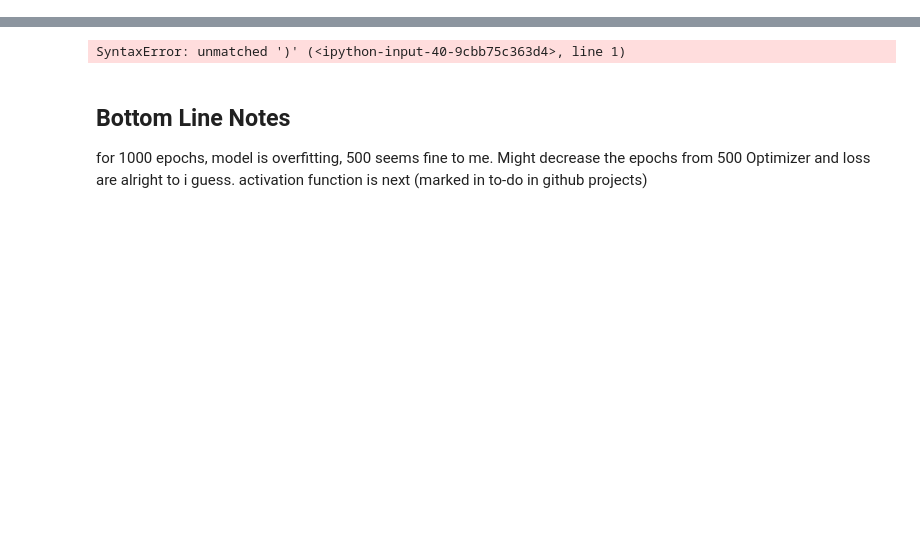
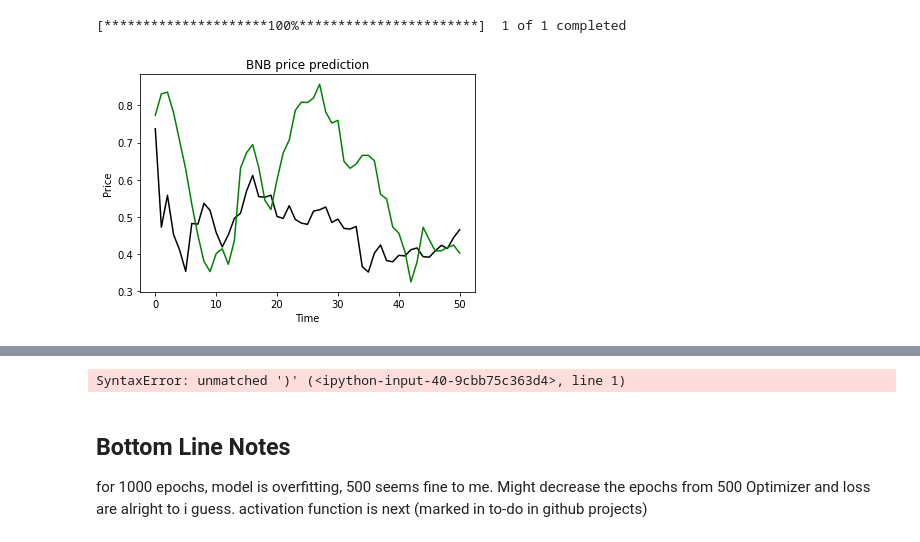
Before and after one commit to akhil14shukla/Crypto-Prediction, a Jupyter notebook: Crypto_2.ipynb, the cells around one changed output, grey strips where cells are left out. Saved outputs shown, nothing was run; the diff lists cells and outputs as text; code cells hidden in the pictures; blank space fills up the shorter version.

```diff
--- a/Crypto_2.ipynb
+++ b/Crypto_2.ipynb
@@ -183,0 +172,17 @@ plt.show()
+# %%
+#creating neural netowrk
+# from attention_decoder import AttentionDecoder
+
+model = Sequential()                # could make units 50, for better prediction
+model.add(LayerNormalization())
+model.add(LSTM(units=500,return_sequences=True,input_shape=(x_train.shape[1],x_train.shape[2]),activation="relu",unroll=True))
+model.add(Dropout(0.05))
+model.add(LSTM(units=500, activation="relu",unroll=True, return_sequences=True))
+# model.add(Dropout(0.1))
+# model.add(LSTM(units=50,activation="relu"))
+# model.add(Dense(units=500, activation="relu"))
+# model.add(Dropout(0.2))
+
+model.add(LSTM(units=1,activation="relu"))
+model.compile(optimizer='adam', loss='mean_squared_error',metrics=[rmse])
+model.fit(x_train,y_train, epochs=80, batch_size=100)
@@ -184,3 +208,43 @@ plt.show()
+# %%
+test_start = dt.datetime.now()-dt.timedelta(days=50)
+test_end = dt.datetime.now()
+
+test_data = pdr.get_data_yahoo("BNB-USD", test_start, test_end)
+
+final_test = pd.DataFrame()
+final_test['Close_Open'] = test_data['Close'] - test_data['Open']
+final_test['High_Low'] = test_data['High'] - test_data['Low']
+final_test['t1'] = np.power(test_data["High"]-test_data["Low"],3)
+final_test['Close'] = test_data['Close']
+
+total_dataset = pd.concat((final_data,final_test),axis=0)
+model_inputs = total_dataset[len(total_dataset) - len(test_data)-prediction_days:]
+# model_inputs=difference(np.log10((model_inputs))).to_numpy()
+# model_inputs = model_inputs
+model_inputs = scaler.transform(model_inputs)
+actual_prices = (model_inputs[prediction_days:,scaled_data.shape[1]-1])#difference(np.log10((test_data['Close']))).to_numpy()
+
+
+
+x_test = []
+for x in range(prediction_days, len(model_inputs)):
+    x_test.append(model_inputs[x-prediction_days:x])
+x_test = np.array(x_test)
+# x_test = np.reshape(x_test, (x_test.shape[0], x_test.shape[1],1))
+
+prediction_prices = model.predict(x_test)
+# prediction_prices = scaler.inverse_transform(prediction_prices)
+# prediction_prices = scaler.inverse_transform(prediction_prices)
+plt.plot(actual_prices,color='black', label='Actual Prices')
+plt.plot(prediction_prices, color='green', label='Predicted Prices')
+plt.title(f'{crypto_currency} price prediction')
+plt.xlabel('Time')
+plt.ylabel('Price')
+# plt.legend(loc='lower left')
+plt.show()
+# %% [output]
+[*********************100%***********************]  1 of 1 completed
+[figure, added]
 # %%
 # # Predict Next Day
 # real_data = [model_inputs[len(model_inputs) +1 - prediction_days: len(model_inputs) + 1,0]]
```
Also changed, not shown: parts of 45 cells of this notebook.
